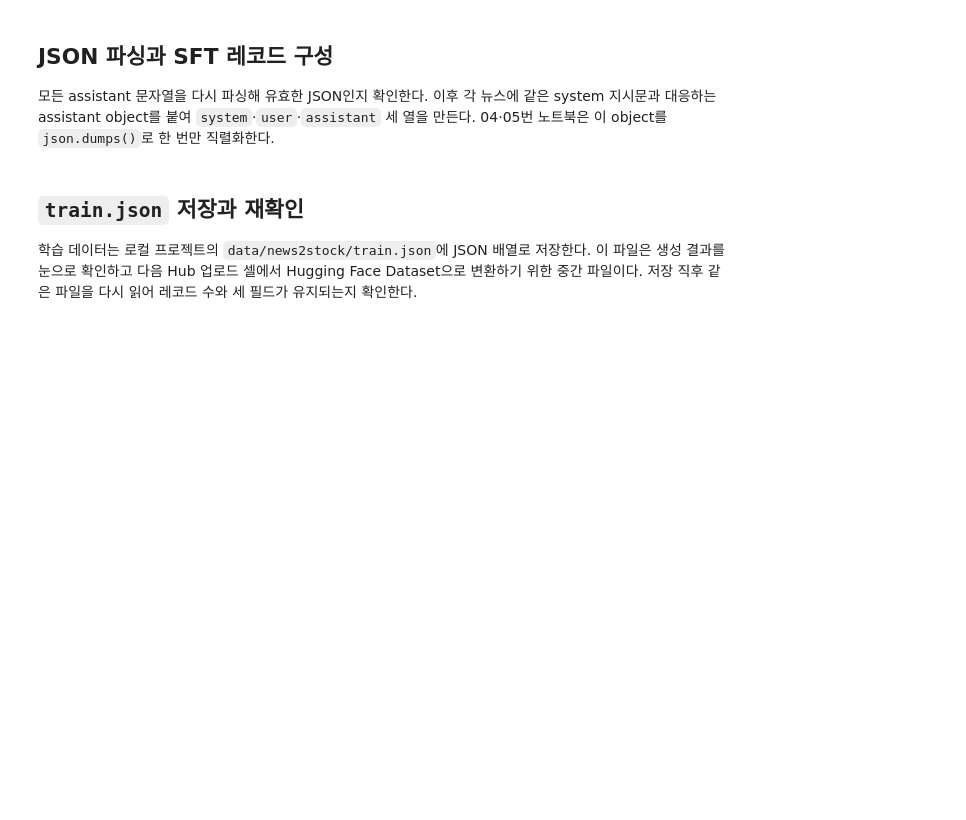
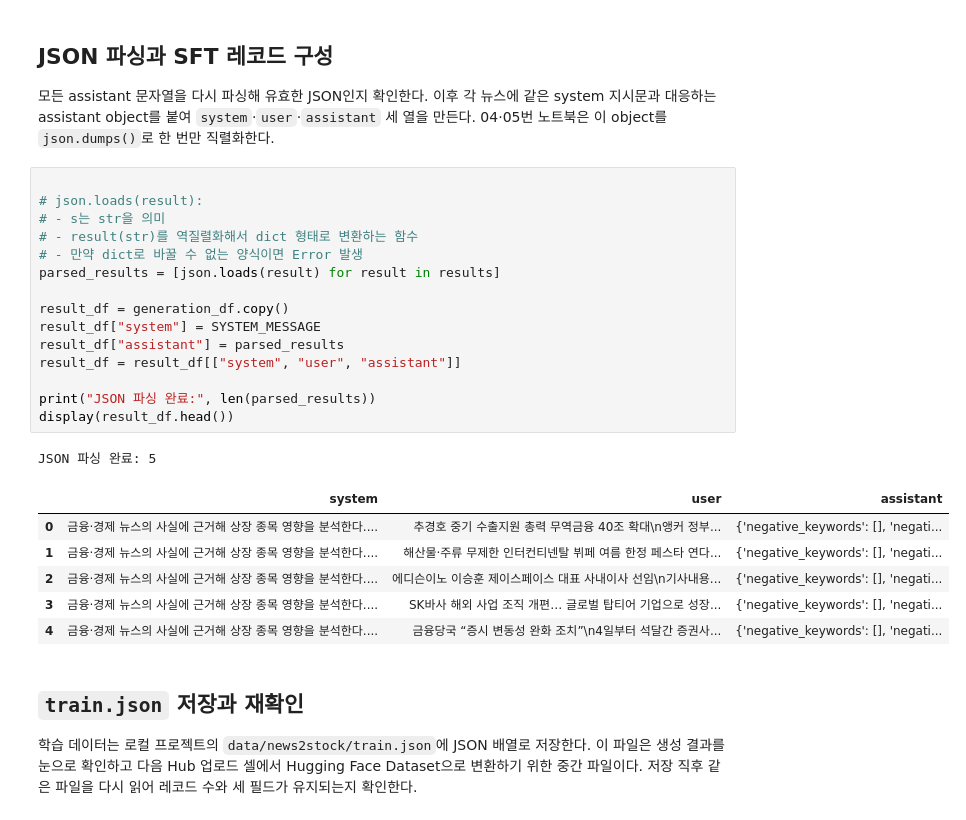
Before and after one commit to skn-family-ai-studybank/09_llm, a Jupyter notebook: 11_sllm_finetuning/03_news2stock_analyser_data.ipynb, the cells around one changed output. Drawn from its saved outputs; the diff is of its cells as text; blank space fills up the shorter version.

```diff
--- a/11_sllm_finetuning/03_news2stock_analyser_data.ipynb
+++ b/11_sllm_finetuning/03_news2stock_analyser_data.ipynb
@@ -287,6 +287,29 @@ print(results[0])
 ## JSON 파싱과 SFT 레코드 구성
 
 모든 assistant 문자열을 다시 파싱해 유효한 JSON인지 확인한다. 이후 각 뉴스에 같은 system 지시문과 대응하는 assistant object를 붙여 `system`·`user`·`assistant` 세 열을 만든다. 04·05번 노트북은 이 object를 `json.dumps()`로 한 번만 직렬화한다.
+# %%
+
+# json.loads(result):
+# - s는 str을 의미
+# - result(str)를 역질렬화해서 dict 형태로 변환하는 함수
+# - 만약 dict로 바꿀 수 없는 양식이면 Error 발생
+parsed_results = [json.loads(result) for result in results]
+
+result_df = generation_df.copy()
+result_df["system"] = SYSTEM_MESSAGE
+result_df["assistant"] = parsed_results
+result_df = result_df[["system", "user", "assistant"]]
+
+print("JSON 파싱 완료:", len(parsed_results))
+display(result_df.head())
+# %% [output]
+JSON 파싱 완료: 5
+|  | system | user | assistant |
+| 0 | 금융·경제 뉴스의 사실에 근거해 상장 종목 영향을 분석한다.... | 추경호 중기 수출지원 총력 무역금융 40조 확대\n앵커 정부... | {'negative_keywords': [], 'negati... |
+| 1 | 금융·경제 뉴스의 사실에 근거해 상장 종목 영향을 분석한다.... | 해산물·주류 무제한 인터컨티넨탈 뷔페 여름 한정 페스타 연다... | {'negative_keywords': [], 'negati... |
+| 2 | 금융·경제 뉴스의 사실에 근거해 상장 종목 영향을 분석한다.... | 에디슨이노 이승훈 제이스페이스 대표 사내이사 선임\n기사내용... | {'negative_keywords': [], 'negati... |
+| 3 | 금융·경제 뉴스의 사실에 근거해 상장 종목 영향을 분석한다.... | SK바사 해외 사업 조직 개편… 글로벌 탑티어 기업으로 성장... | {'negative_keywords': [], 'negati... |
+| 4 | 금융·경제 뉴스의 사실에 근거해 상장 종목 영향을 분석한다.... | 금융당국 “증시 변동성 완화 조치”\n4일부터 석달간 증권사... | {'negative_keywords': [], 'negati... |
 # %% [markdown]
 ## `train.json` 저장과 재확인
 
```
Also changed, not shown: parts of 2 cells of this notebook.
